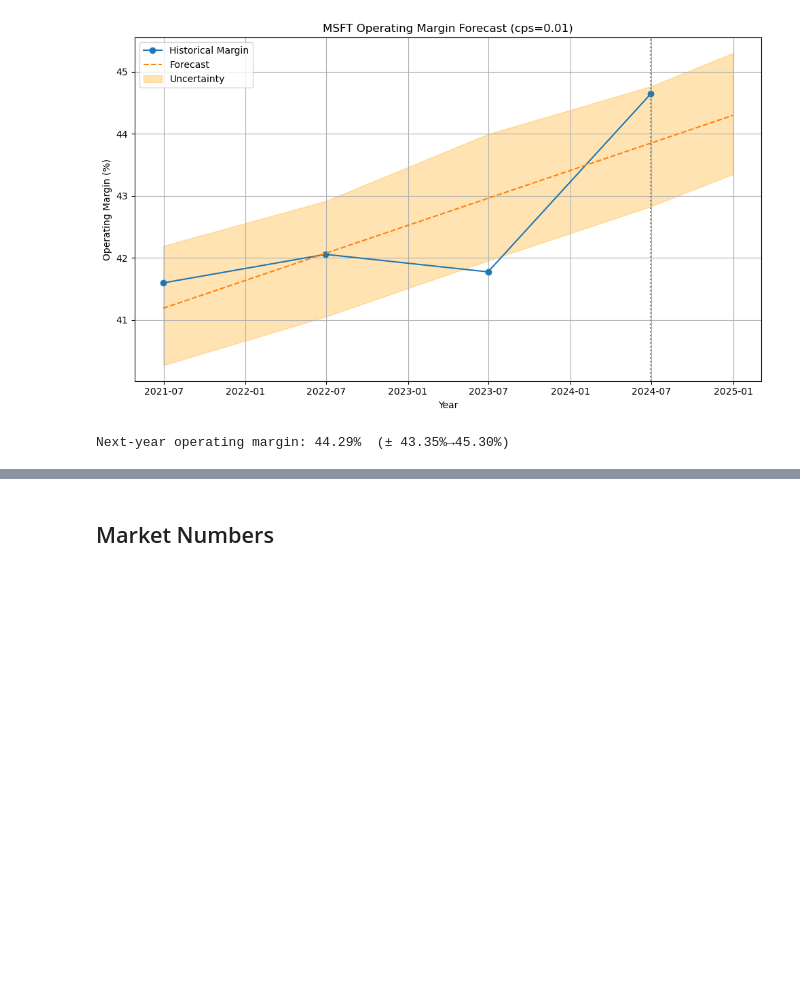
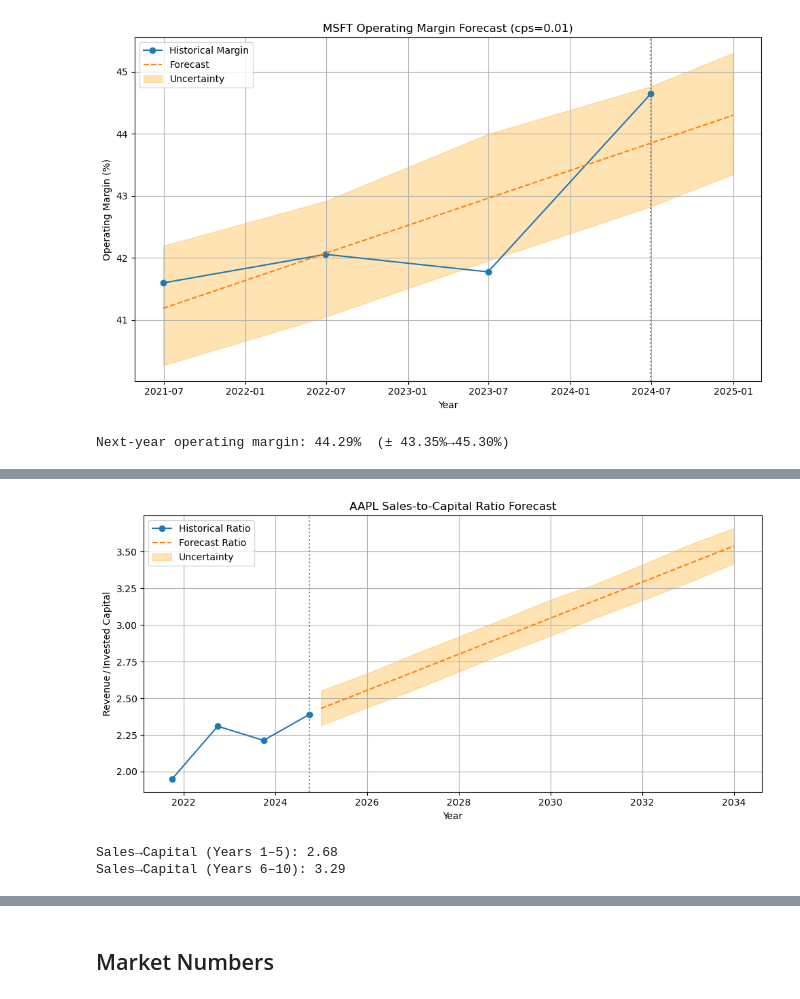
Before and after one commit to Chen-zexi/LangAlpha, a Jupyter notebook: notebooks/ginzu_interface.ipynb, the cells around one changed output, grey strips where cells are left out. Cells and saved outputs as stored; diff of their text form; code cells hidden in the pictures; blank space fills up the shorter version.

```diff
--- a/notebooks/ginzu_interface.ipynb
+++ b/notebooks/ginzu_interface.ipynb
@@ -654,0 +1007,5 @@ Next-year operating margin: 44.29%  (± 43.35%→45.30%)
+# %%
+res = forecast_sales_to_capital_ratio("AAPL", history_years=10, cps=0.1)
+print(f"Sales→Capital (Years 1–5): {res['avg_1_5']:.2f}")
+print(f"Sales→Capital (Years 6–10): {res['avg_6_10']:.2f}")
+# %% [output]
@@ -655,3 +1014,6 @@ Next-year operating margin: 44.29%  (± 43.35%→45.30%)
+[figure, added]
+Sales→Capital (Years 1–5): 2.68
+Sales→Capital (Years 6–10): 3.29
 # %%
 rev_growth_rate_for_next_year = input('What is the revenue growth rate for the next year?')
 operating_margin_for_next_year = input('What is the operating margin for the next year?')
```
Also changed, not shown: parts of 13 cells of this notebook.
